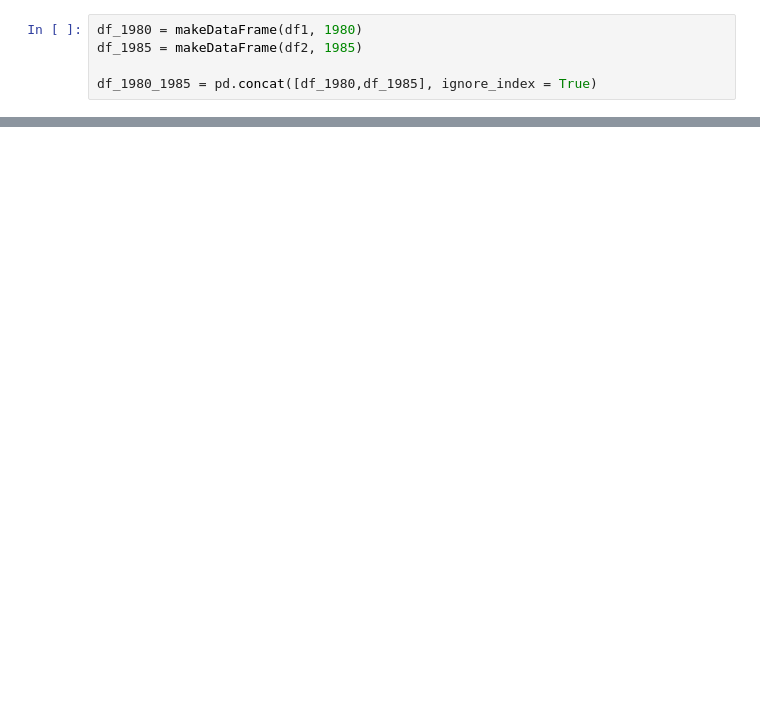
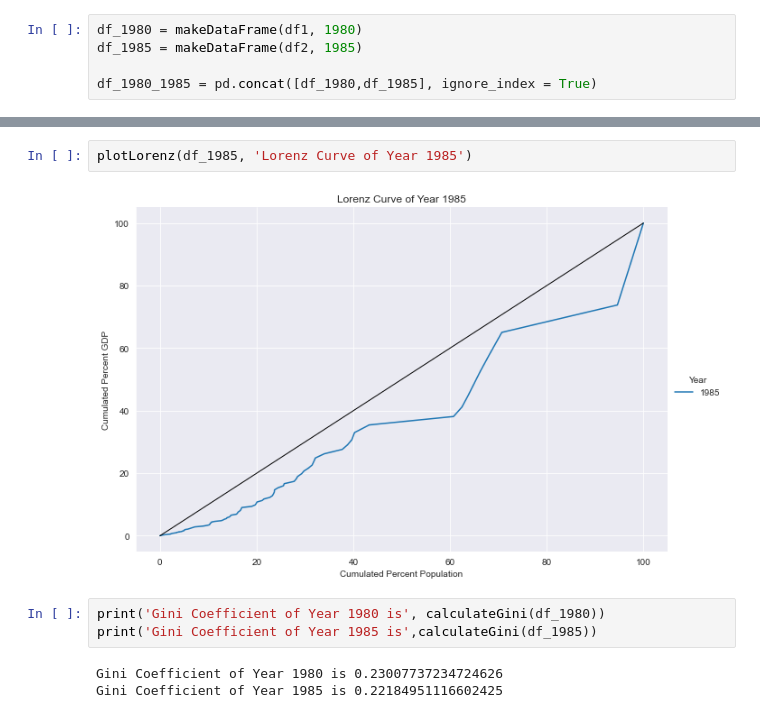
Before and after one commit to parulM18/Economics-of-growth-project1-, a Jupyter notebook: Lorenz Curve.ipynb, the cells around one changed output, grey strips where cells are left out. Saved outputs shown, nothing was run; the diff lists cells and outputs as text; blank space fills up the shorter version.

```diff
--- a/Lorenz Curve.ipynb
+++ b/Lorenz Curve.ipynb
@@ -70,0 +89,10 @@ P=sns.FacetGrid(data=df_1980_1985, col="Year",height=6,aspect=1.5, legend_out=Tr
+# %%
+plotLorenz(df_1985, 'Lorenz Curve of Year 1985')
+# %% [output]
+[figure, added]
+# %%
+print('Gini Coefficient of Year 1980 is', calculateGini(df_1980))
+print('Gini Coefficient of Year 1985 is',calculateGini(df_1985))
+# %% [output]
+Gini Coefficient of Year 1980 is 0.23007737234724626
+Gini Coefficient of Year 1985 is 0.22184951116602425
```
Also changed, not shown: parts of 7 cells of this notebook.
